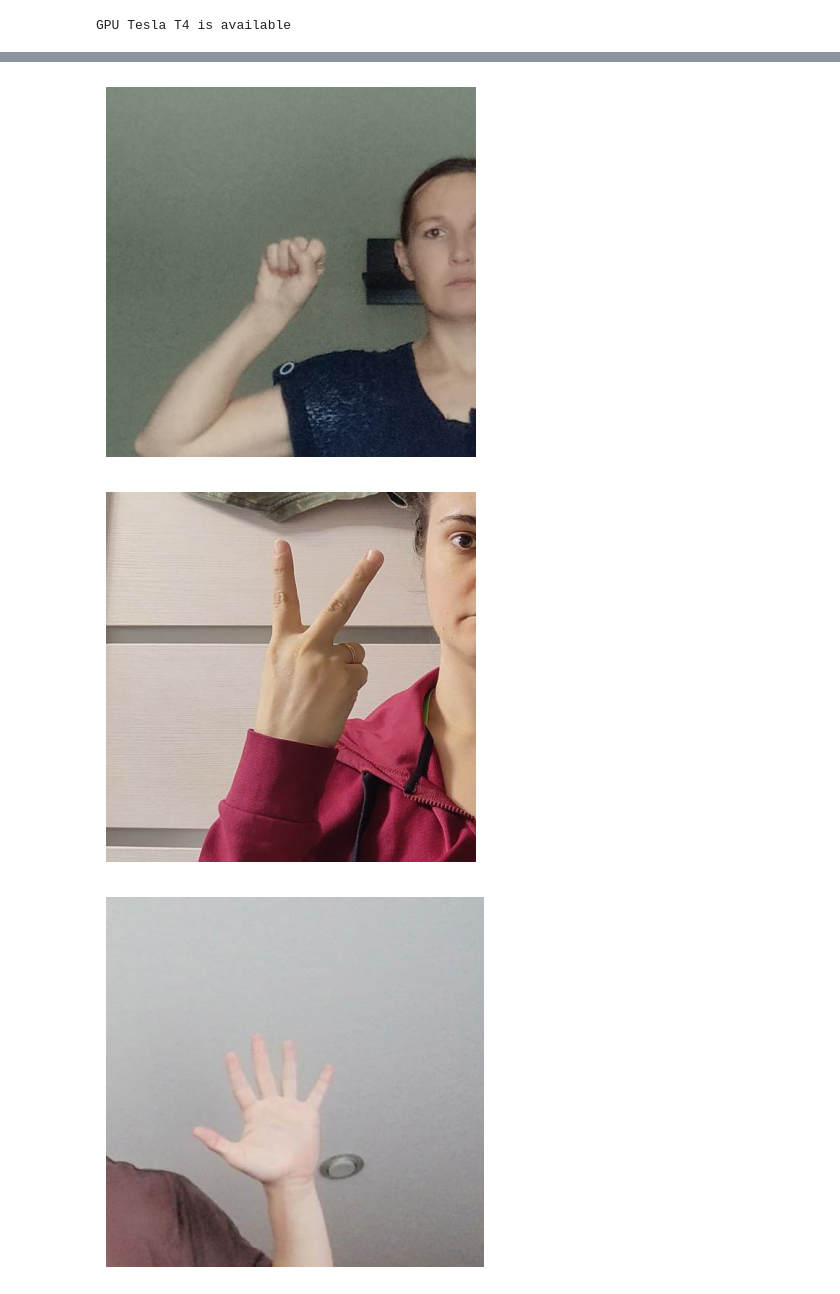
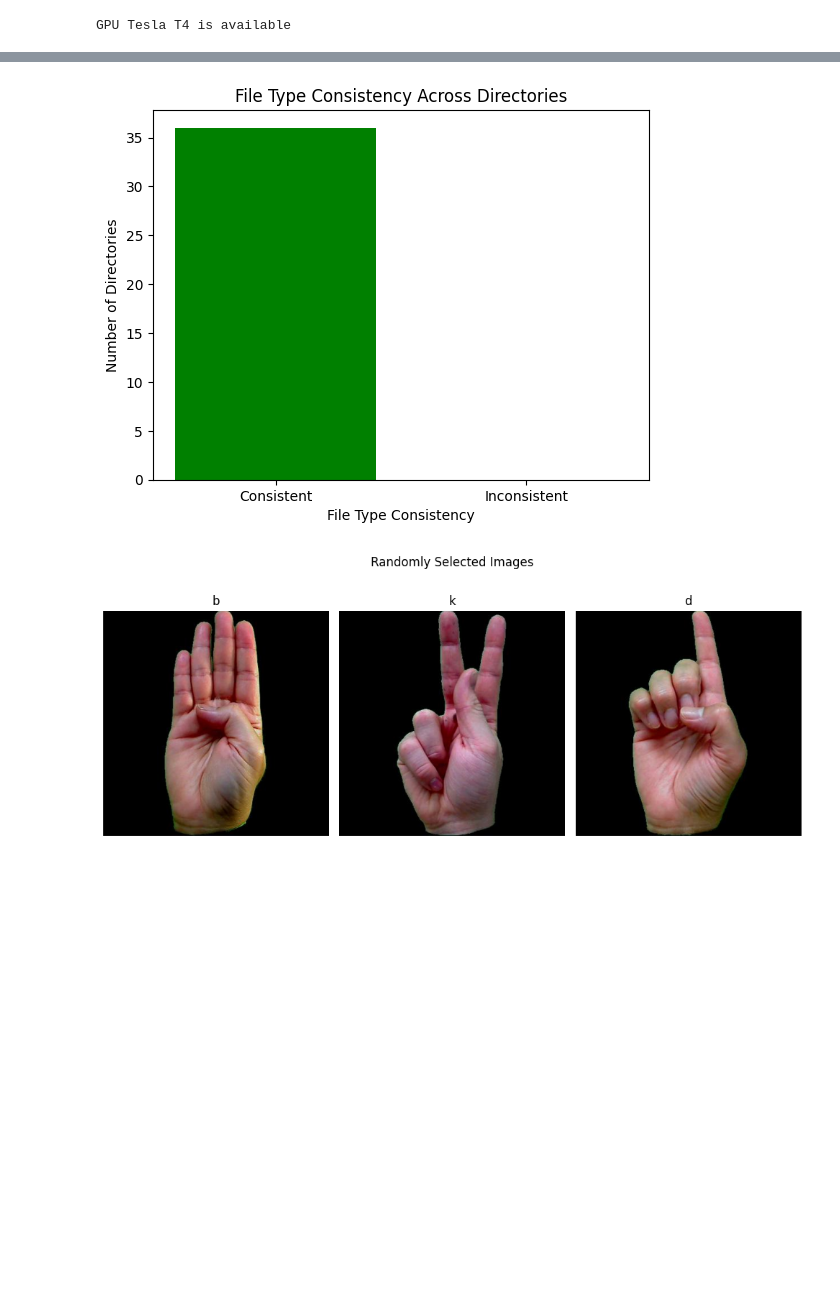
Before and after one commit to BozidarM/Hand-gestures-classification-with-Pytorch, a Jupyter notebook: Gestures_Classification.ipynb, the cells around one changed output, grey strips where cells are left out. Drawn from its saved outputs; the diff is of its cells as text; code cells hidden in the pictures; blank space fills up the shorter version.

```diff
--- a/Gestures_Classification.ipynb
+++ b/Gestures_Classification.ipynb
@@ -56,15 +85,13 @@ else:
 GPU Tesla T4 is available
 # %%
 #Geting info about number of folders and files
-class_counter=0;
-class_list = [];
+unordered_class_list = [];
 for folder_name in os.listdir(parent_directory):
     folder_path = os.path.join(parent_directory, folder_name)
     if os.path.isdir(folder_path):
         class_counter += 1
         file_count = len(os.listdir(folder_path))
-        class_list.append(folder_name)
+        unordered_class_list.append(folder_name)
         print(f"Folder: {folder_name}\tFiles: {file_count}")
 print(f"Number of classes: {class_counter}")
-class_list
 # %% [output]
@@ -142,20 +115,66 @@ All files in directory /content/gestures/palm have the same type.
+# %%
+# Dictionary to store the results of file type checks
+file_type_consistency = {}
+
+# Checking file types in each directory
+for root, dirs, files in os.walk(parent_directory):
+    if root != parent_directory and files:
+        first_file_type = os.path.splitext(files[0])[1]
+        consistent = True
+        for file_name in files:
+            file_type = os.path.splitext(file_name)[1]
+            if file_type != first_file_type:
+                consistent = False
+                break
+
+        directory_name = os.path.basename(root)
+        if consistent:
+            file_type_consistency[directory_name] = "Consistent"
+        else:
+            file_type_consistency[directory_name] = "Inconsistent"
+
+# Counting the number of consistent and inconsistent directories
+consistency_count = {
+    "Consistent": list(file_type_consistency.values()).count("Consistent"),
+    "Inconsistent": list(file_type_consistency.values()).count("Inconsistent")
+}
+
+# Plotting the result as a bar chart
+plt.bar(consistency_count.keys(), consistency_count.values(), color=['green', 'red'])
+plt.xlabel('File Type Consistency')
+plt.ylabel('Number of Directories')
+plt.title('File Type Consistency Across Directories')
+
+# Displaying the plot
+plt.show()
+# %% [output]
+[figure, added]
 # %%
 # Randomly select three different classes
 selected_classes = random.sample(class_list, k=3)
 
+# Create subplots
+fig, axes = plt.subplots(1, 3, figsize=(10, 5))  # 1 row, 3 columns
+fig.suptitle('Randomly Selected Images', fontsize=12)  # Title for the entire figure
+
 # Iterate over the selected classes and choose one random image from each class
-for class_name in selected_classes:
+for ax, class_name in zip(axes, selected_classes):
     class_directory = os.path.join(parent_directory, class_name)
     image_list = os.listdir(class_directory)
     random_image = random.choice(image_list)
     image_path = os.path.join(class_directory, random_image)
 
     image = Image.open(image_path)
-    plt.imshow(image)
-    plt.axis('off')
-    plt.show()
+    ax.imshow(image)
+    ax.axis('off')
+    ax.set_title(class_name)
+
+# Adjust layout
+plt.tight_layout()
+plt.subplots_adjust(top=1)  # Adjust the top space to fit the suptitle
+
+# Display the plots
+plt.show()
 # %% [output]
-[figure, old version]
+[figure, new version]
-[figure, removed]
-[figure, removed]
 # %%
```
Also changed, not shown: parts of 56 cells of this notebook.
